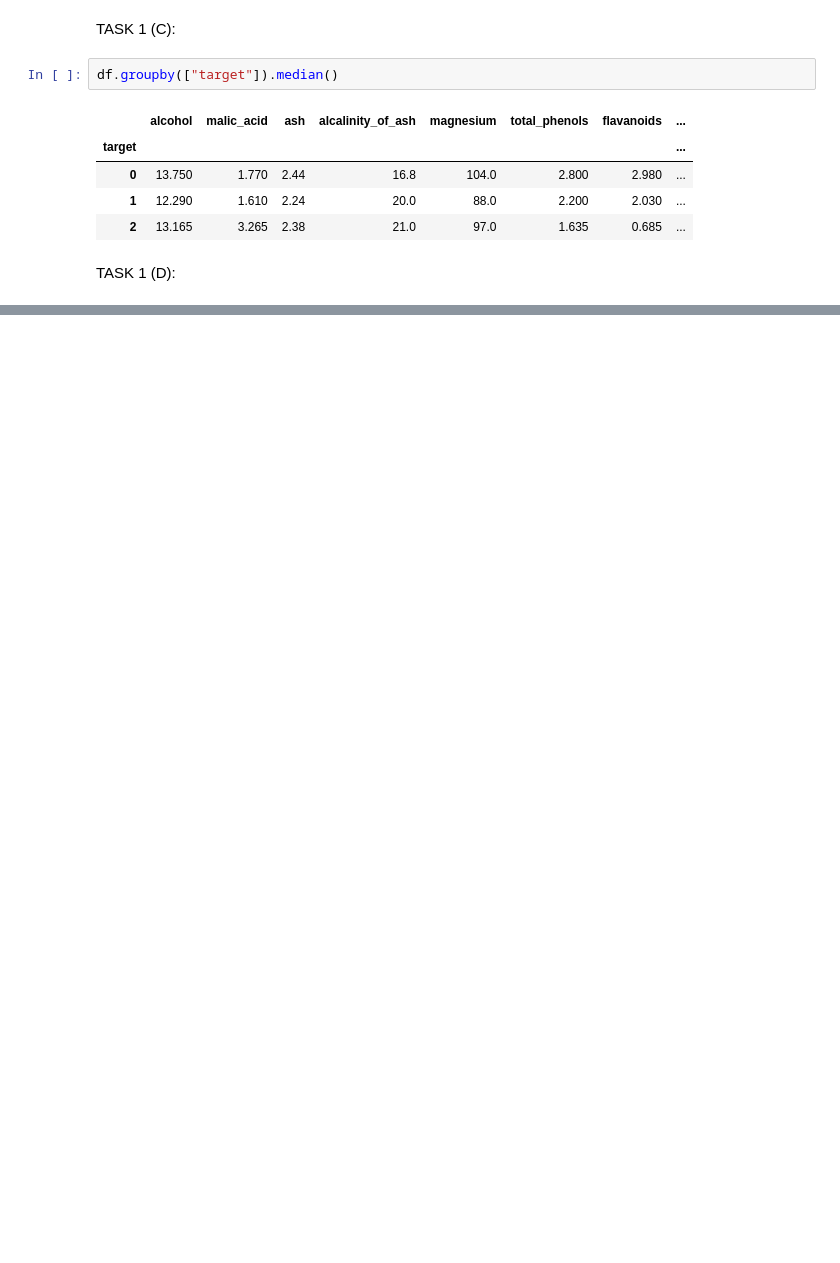
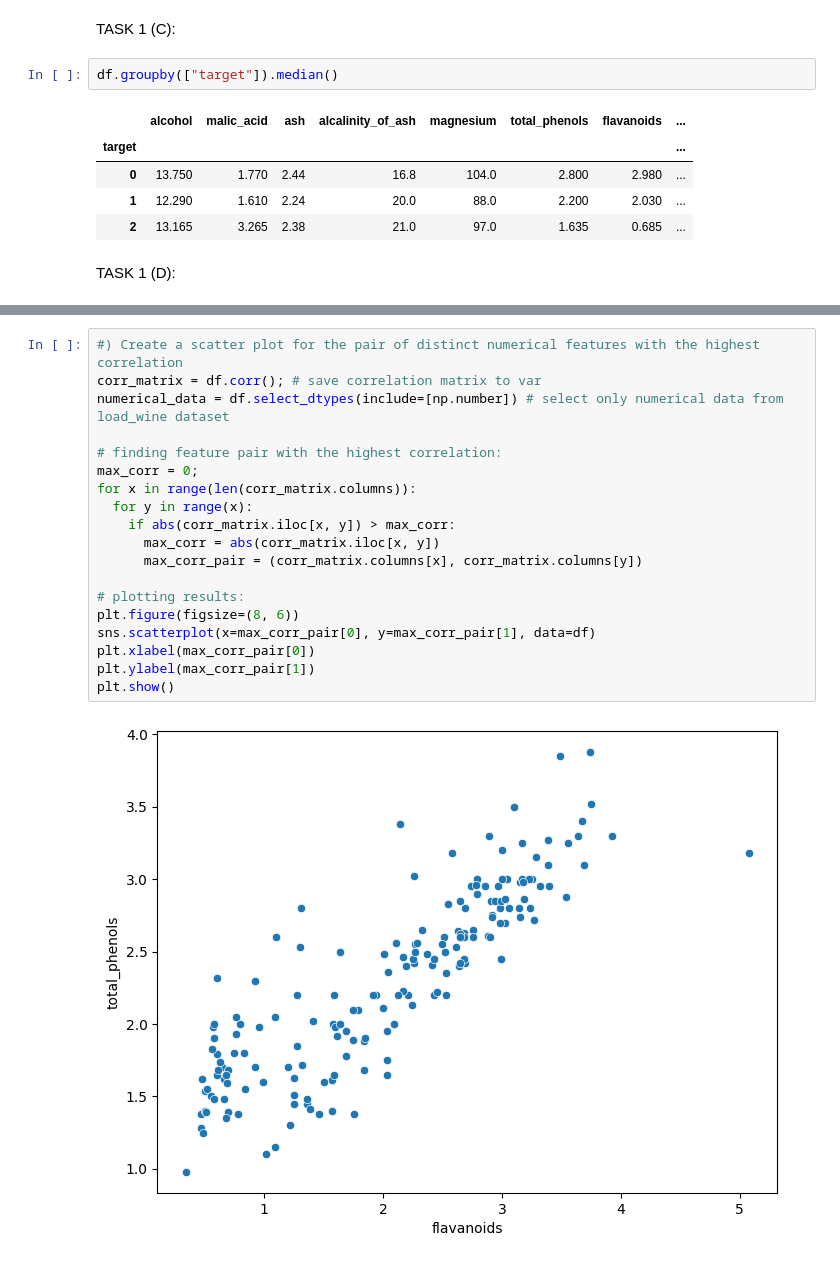
Before and after one commit to arnav-exe/data-mining-assignment-1, a Jupyter notebook: ECS607U_Data_Mining_Assignment_1.ipynb, the cells around one changed output, grey strips where cells are left out. Drawn from its saved outputs; the diff is of its cells as text; blank space fills up the shorter version.

```diff
--- a/ECS607U_Data_Mining_Assignment_1.ipynb
+++ b/ECS607U_Data_Mining_Assignment_1.ipynb
@@ -147,0 +148,21 @@ TypeError: ignored
+# %%
+#) Create a scatter plot for the pair of distinct numerical features with the highest correlation
+corr_matrix = df.corr(); # save correlation matrix to var
+numerical_data = df.select_dtypes(include=[np.number]) # select only numerical data from load_wine dataset
+
+# finding feature pair with the highest correlation:
+max_corr = 0;
+for x in range(len(corr_matrix.columns)):
+  for y in range(x):
+    if abs(corr_matrix.iloc[x, y]) > max_corr:
+      max_corr = abs(corr_matrix.iloc[x, y])
+      max_corr_pair = (corr_matrix.columns[x], corr_matrix.columns[y])
+
+# plotting results:
+plt.figure(figsize=(8, 6))
+sns.scatterplot(x=max_corr_pair[0], y=max_corr_pair[1], data=df)
+plt.xlabel(max_corr_pair[0])
+plt.ylabel(max_corr_pair[1])
+plt.show()
+# %% [output]
+[figure, added]
```
Also changed, not shown: parts of 2 cells of this notebook.
